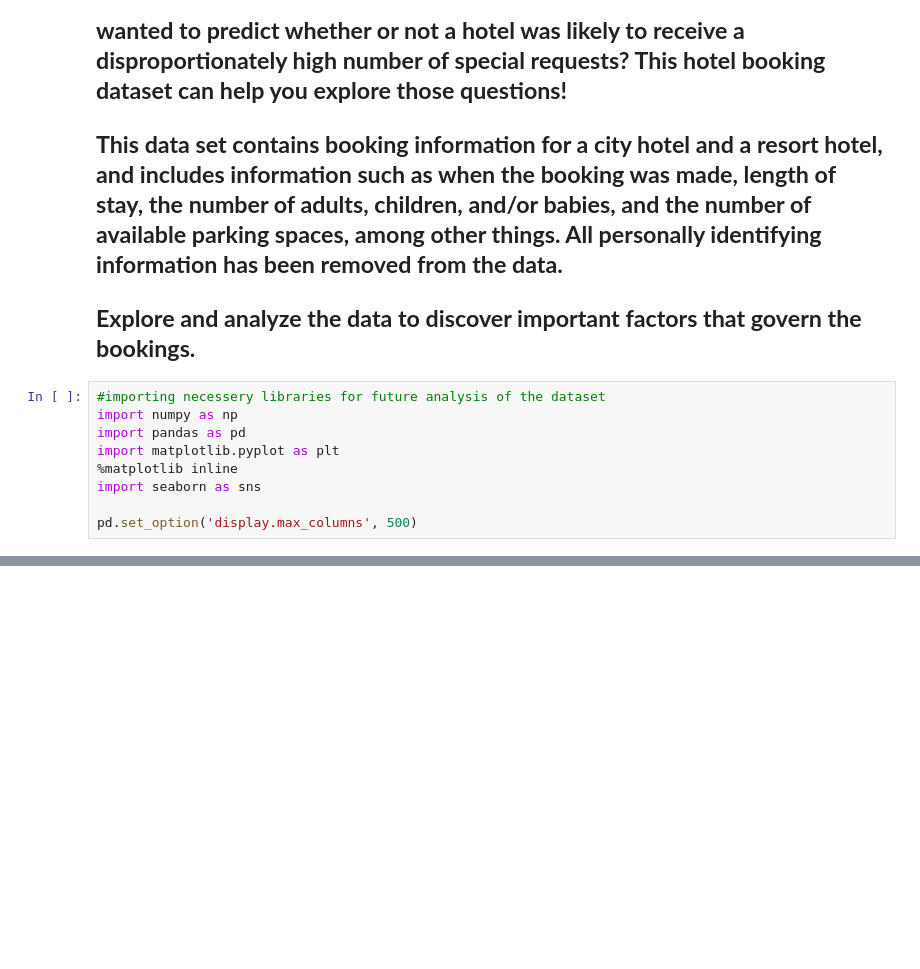
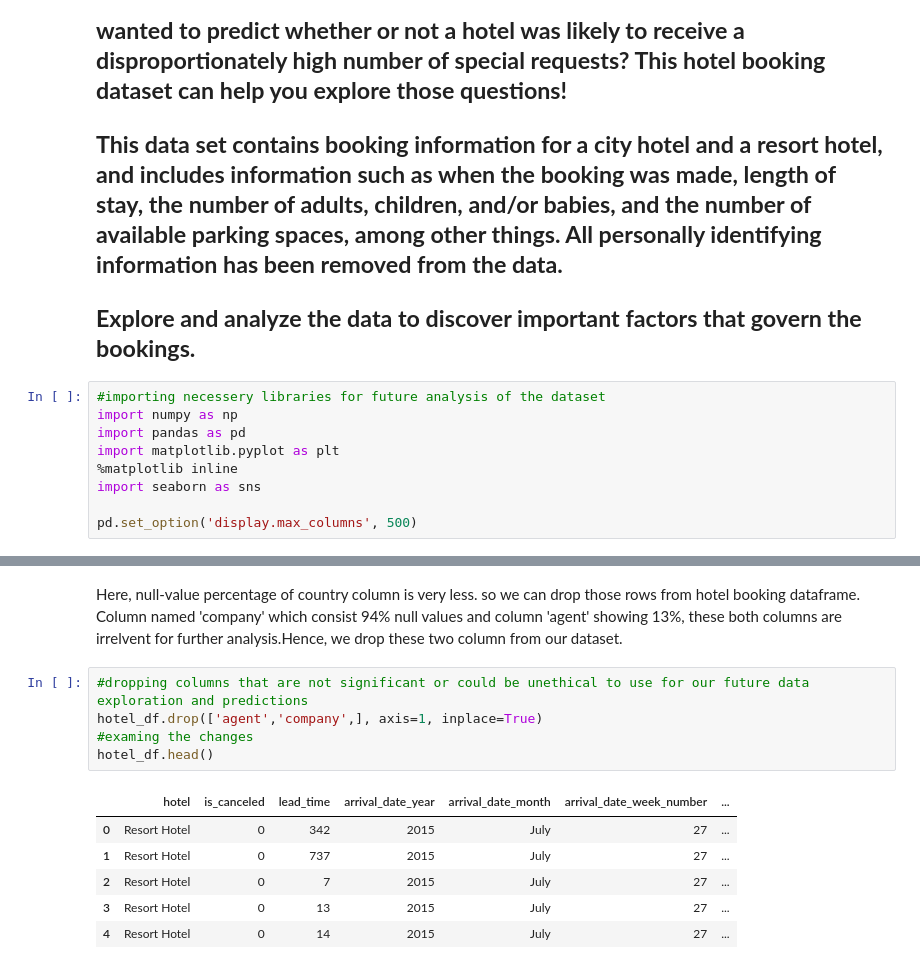
Before and after one commit to yraj1996/hotel_booking_analysis-EDA, a Jupyter notebook: Copy_of_Hotel_Booking_Analysis_Capstone_Project.ipynb, the cells around one changed output, grey strips where cells are left out. Saved outputs shown, nothing was run; the diff lists cells and outputs as text; blank space fills up the shorter version.

```diff
--- a/Copy_of_Hotel_Booking_Analysis_Capstone_Project.ipynb
+++ b/Copy_of_Hotel_Booking_Analysis_Capstone_Project.ipynb
@@ -39,0 +150,14 @@ HB_df.head(10)
+# %% [markdown]
+Here, null-value percentage of country column is very less. so we can drop those rows from hotel booking dataframe. Column named 'company' which consist 94% null values and column 'agent' showing 13%, these both columns are irrelvent for further analysis.Hence, we drop these two column from our dataset.
+# %%
+#dropping columns that are not significant or could be unethical to use for our future data exploration and predictions
+hotel_df.drop(['agent','company',], axis=1, inplace=True)
+#examing the changes
+hotel_df.head()
+# %% [output]
+|  | hotel | is_canceled | lead_time | arrival_date_year | arrival_date_month | arrival_date_week_number | ... |
+| 0 | Resort Hotel | 0 | 342 | 2015 | July | 27 | ... |
+| 1 | Resort Hotel | 0 | 737 | 2015 | July | 27 | ... |
+| 2 | Resort Hotel | 0 | 7 | 2015 | July | 27 | ... |
+| 3 | Resort Hotel | 0 | 13 | 2015 | July | 27 | ... |
+| 4 | Resort Hotel | 0 | 14 | 2015 | July | 27 | ... |
```
Also changed, not shown: parts of 27 cells of this notebook.
